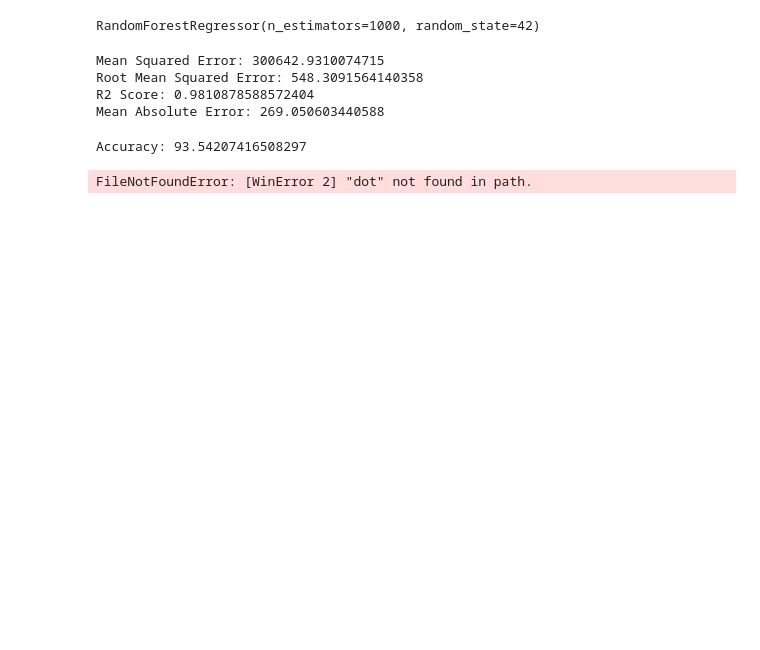
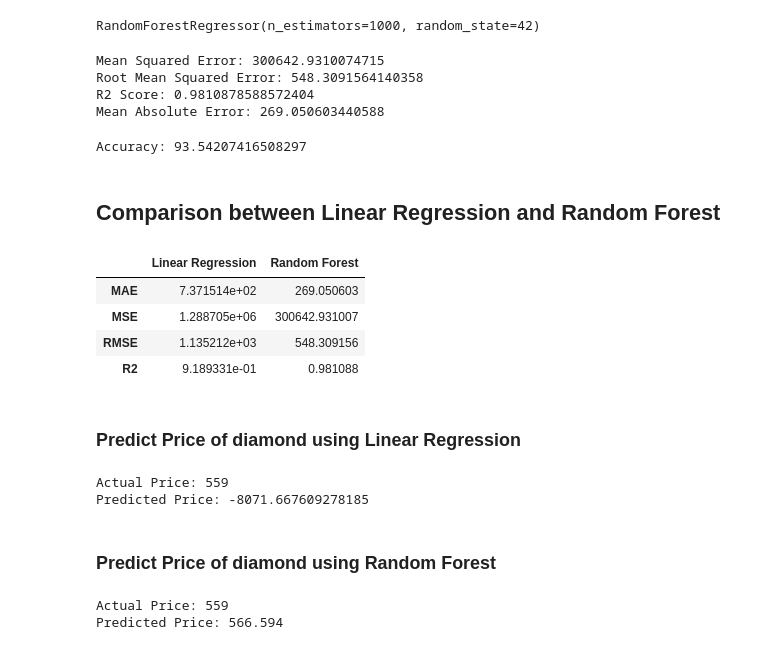
Before and after one commit to mch3pg4/60006CEM-MLTasks, a Jupyter notebook: Task1-Regression/MLTask1Regression.ipynb, the cells around one changed output. Cells and saved outputs as stored; diff of their text form; code cells hidden in the pictures; blank space fills up the shorter version.

Commit message:
added comparison between two models

```diff
--- a/Task1-Regression/MLTask1Regression.ipynb
+++ b/Task1-Regression/MLTask1Regression.ipynb
@@ -250,17 +279,40 @@ accuracy_rf = 100 - mape_rf
 print(f'Accuracy: {accuracy_rf}')
 # %% [output]
 Accuracy: 93.54207416508297
-# %%
-# show image of the forest
-from sklearn.tree import export_graphviz
-import pydot
-
-tree = rf_model.estimators_[5]
-
-export_graphviz(tree, out_file = 'tree.dot', feature_names = X.columns, rounded = True, precision = 1)
-
-(graph, ) = pydot.graph_from_dot_file('tree.dot')
-
-graph.write_png('Task1-Regression/tree.png')
-# %% [output]
-FileNotFoundError: [WinError 2] "dot" not found in path.
+# %% [markdown]
+## Comparison between Linear Regression and Random Forest
+# %%
+# show a table of mae, mse, rmse, r2 of linear regression and random forest
+results = pd.DataFrame({
+    'Linear Regression': [mae, mse, rmse, r2],
+    'Random Forest': [mae_rf, mse_rf, rmse_rf, r2_rf]
+}, index=['MAE', 'MSE', 'RMSE', 'R2'])
+results
+# %% [output]
+|  | Linear Regression | Random Forest |
+| MAE | 7.371514e+02 | 269.050603 |
+| MSE | 1.288705e+06 | 300642.931007 |
+| RMSE | 1.135212e+03 | 548.309156 |
+| R2 | 9.189331e-01 | 0.981088 |
+# %% [markdown]
+### Predict Price of diamond using Linear Regression
+# %%
+# given features, predict the price and show actual price
+features = X_test.iloc[0]
+actual_price = y_test.iloc[0]
+predicted_price = model.predict([features])[0]
+print(f'Actual Price: {actual_price}')
+print(f'Predicted Price: {predicted_price}')
+# %% [output]
+Actual Price: 559
+Predicted Price: -8071.667609278185
+# %% [markdown]
+### Predict Price of diamond using Random Forest
+# %%
+# Given features, predict the price and show actual price also
+predicted_price_rf = rf_model.predict([features])[0]
+print(f'Actual Price: {actual_price}')
+print(f'Predicted Price: {predicted_price_rf}')
+# %% [output]
+Actual Price: 559
+Predicted Price: 566.594
```
Also changed, not shown: parts of 14 cells of this notebook, 18 other files.
